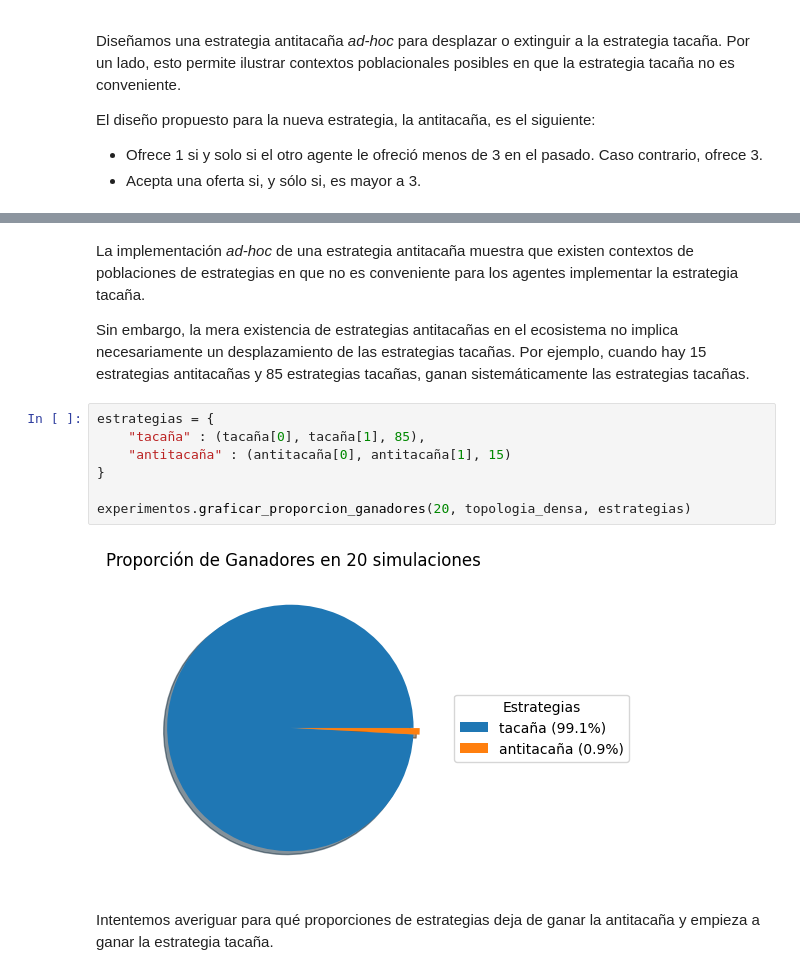
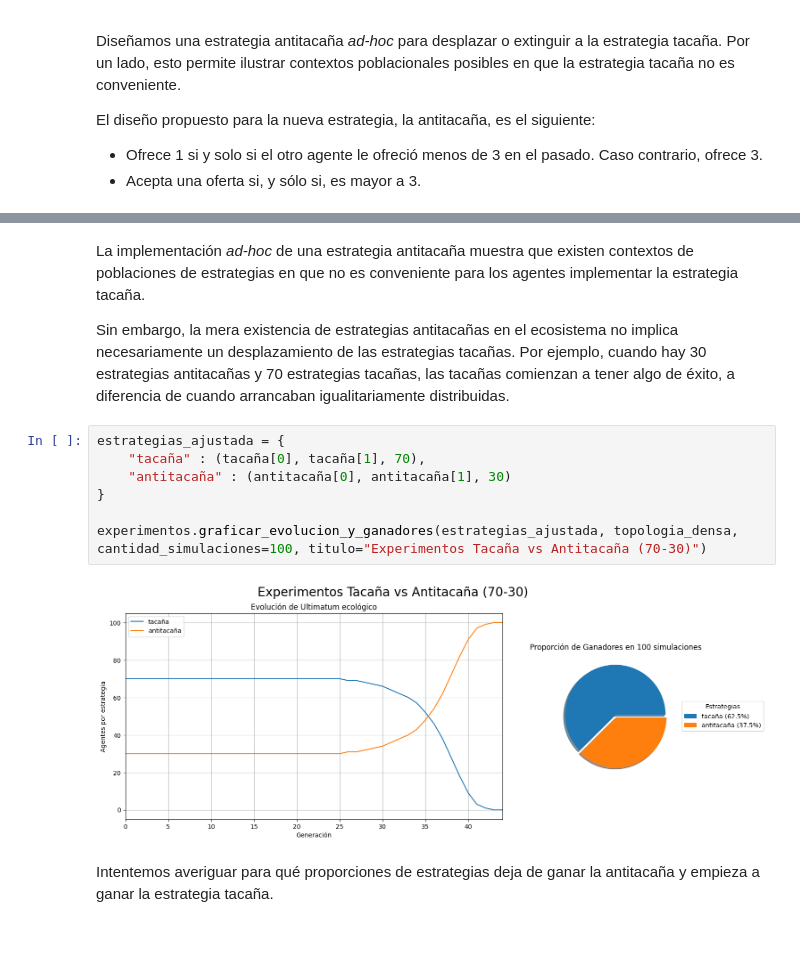
Before and after one commit to matuneville/ultimatum-game-model, a Jupyter notebook: src/informe.ipynb, the cells around one changed output, grey strips where cells are left out. Drawn from its saved outputs; the diff is of its cells as text; blank space fills up the shorter version.

Commit message:
informe y experimentos

```diff
--- a/src/informe.ipynb
+++ b/src/informe.ipynb
@@ -362,16 +343,16 @@ experimentos.graficar_proporcion_ganadores(20, topologia_densa, estrategias)
 # %% [markdown]
 La implementación *ad-hoc* de una estrategia antitacaña muestra que existen contextos de poblaciones de estrategias en que no es conveniente para los agentes implementar la estrategia tacaña.
 
-Sin embargo, la mera existencia de estrategias antitacañas en el ecosistema no implica necesariamente un desplazamiento de las estrategias tacañas. Por ejemplo, cuando hay 15 estrategias antitacañas y 85 estrategias tacañas, ganan sistemáticamente las estrategias tacañas.
+Sin embargo, la mera existencia de estrategias antitacañas en el ecosistema no implica necesariamente un desplazamiento de las estrategias tacañas. Por ejemplo, cuando hay 30 estrategias antitacañas y 70 estrategias tacañas, las tacañas comienzan a tener algo de éxito, a diferencia de cuando arrancaban igualitariamente distribuidas.
 # %%
-estrategias = {
-    "tacaña" : (tacaña[0], tacaña[1], 85),
-    "antitacaña" : (antitacaña[0], antitacaña[1], 15)
+estrategias_ajustada = {
+    "tacaña" : (tacaña[0], tacaña[1], 70),
+    "antitacaña" : (antitacaña[0], antitacaña[1], 30)
 }
 
-experimentos.graficar_proporcion_ganadores(20, topologia_densa, estrategias)
+experimentos.graficar_evolucion_y_ganadores(estrategias_ajustada, topologia_densa, cantidad_simulaciones=100, titulo="Experimentos Tacaña vs Antitacaña (70-30)")
 # %% [output]
-[figure, old version]
+[figure, new version]
 # %% [markdown]
 Intentemos averiguar para qué proporciones de estrategias deja de ganar la antitacaña y empieza a ganar la estrategia tacaña.
 # %%
```
Also changed, not shown: parts of 25 cells of this notebook, 1 other file.
